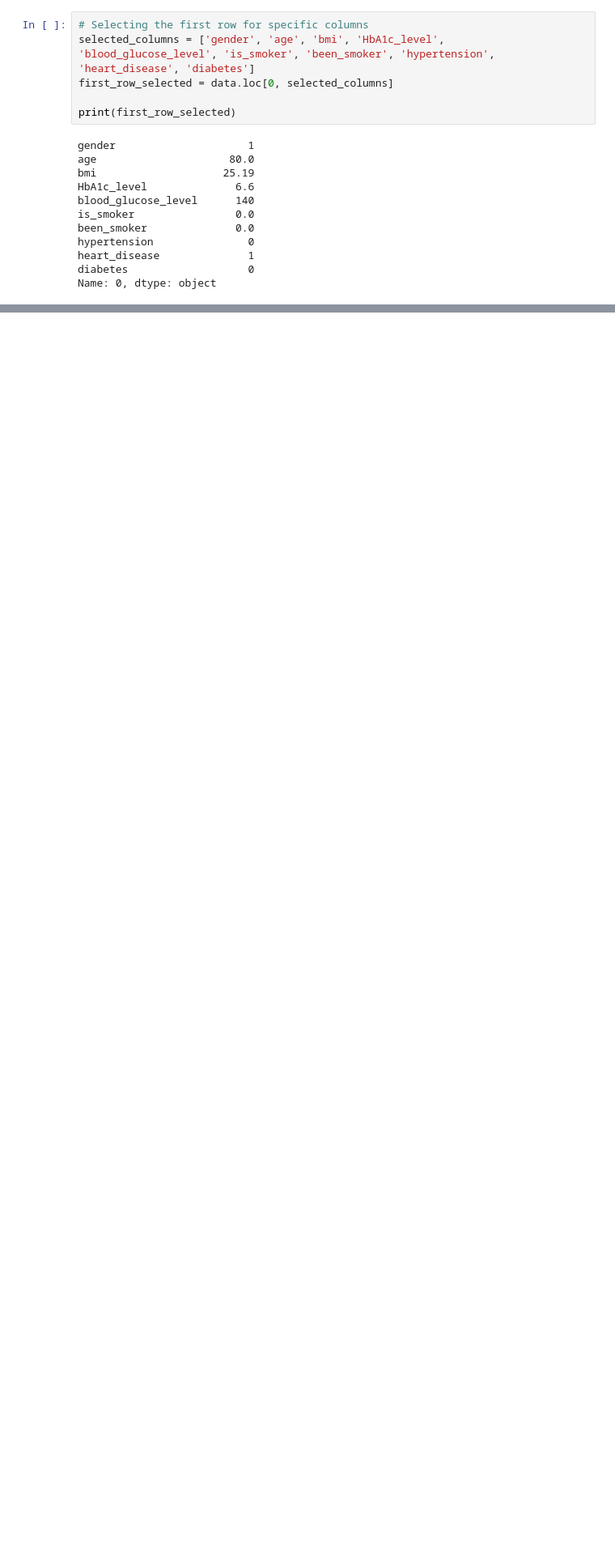
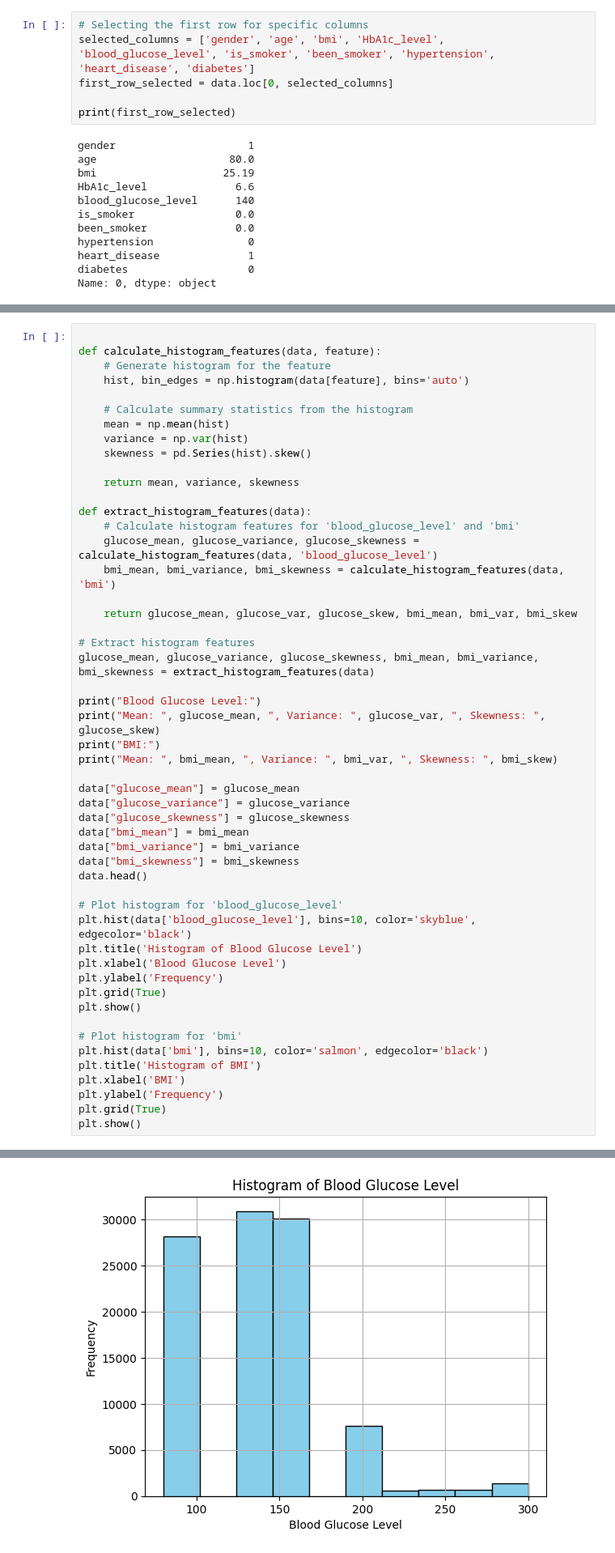
Before and after one commit to armanfeili/FDS-Final-Project, a Jupyter notebook: main.ipynb, the cells around one changed output, grey strips where cells are left out. Shown at 81% size. Drawn from its saved outputs; the diff is of its cells as text; blank space fills up the shorter version.

```diff
--- a/main.ipynb
+++ b/main.ipynb
@@ -511,0 +767,52 @@ Name: 0, dtype: object
+# %%
+
+def calculate_histogram_features(data, feature):
+    # Generate histogram for the feature
+    hist, bin_edges = np.histogram(data[feature], bins='auto')
+
+    # Calculate summary statistics from the histogram
+    mean = np.mean(hist)
+    variance = np.var(hist)
+    skewness = pd.Series(hist).skew()
+
+    return mean, variance, skewness
+
+def extract_histogram_features(data):
+    # Calculate histogram features for 'blood_glucose_level' and 'bmi'
+    glucose_mean, glucose_variance, glucose_skewness = calculate_histogram_features(data, 'blood_glucose_level')
+    bmi_mean, bmi_variance, bmi_skewness = calculate_histogram_features(data, 'bmi')
+
+    return glucose_mean, glucose_var, glucose_skew, bmi_mean, bmi_var, bmi_skew
+
+# Extract histogram features
+glucose_mean, glucose_variance, glucose_skewness, bmi_mean, bmi_variance, bmi_skewness = extract_histogram_features(data)
+
+print("Blood Glucose Level:")
+print("Mean: ", glucose_mean, ", Variance: ", glucose_var, ", Skewness: ", glucose_skew)
+print("BMI:")
+print("Mean: ", bmi_mean, ", Variance: ", bmi_var, ", Skewness: ", bmi_skew)
+
+data["glucose_mean"] = glucose_mean
+data["glucose_variance"] = glucose_variance
+data["glucose_skewness"] = glucose_skewness
+data["bmi_mean"] = bmi_mean
+data["bmi_variance"] = bmi_variance
+data["bmi_skewness"] = bmi_skewness
+data.head()
+
+# Plot histogram for 'blood_glucose_level'
+plt.hist(data['blood_glucose_level'], bins=10, color='skyblue', edgecolor='black')
+plt.title('Histogram of Blood Glucose Level')
+plt.xlabel('Blood Glucose Level')
+plt.ylabel('Frequency')
+plt.grid(True)
+plt.show()
+
+# Plot histogram for 'bmi'
+plt.hist(data['bmi'], bins=10, color='salmon', edgecolor='black')
+plt.title('Histogram of BMI')
+plt.xlabel('BMI')
+plt.ylabel('Frequency')
+plt.grid(True)
+plt.show()
+# %% [output]
@@ -511,0 +823 @@ Name: 0, dtype: object
+[figure, added]
```
Also changed, not shown: parts of 18 cells of this notebook.
